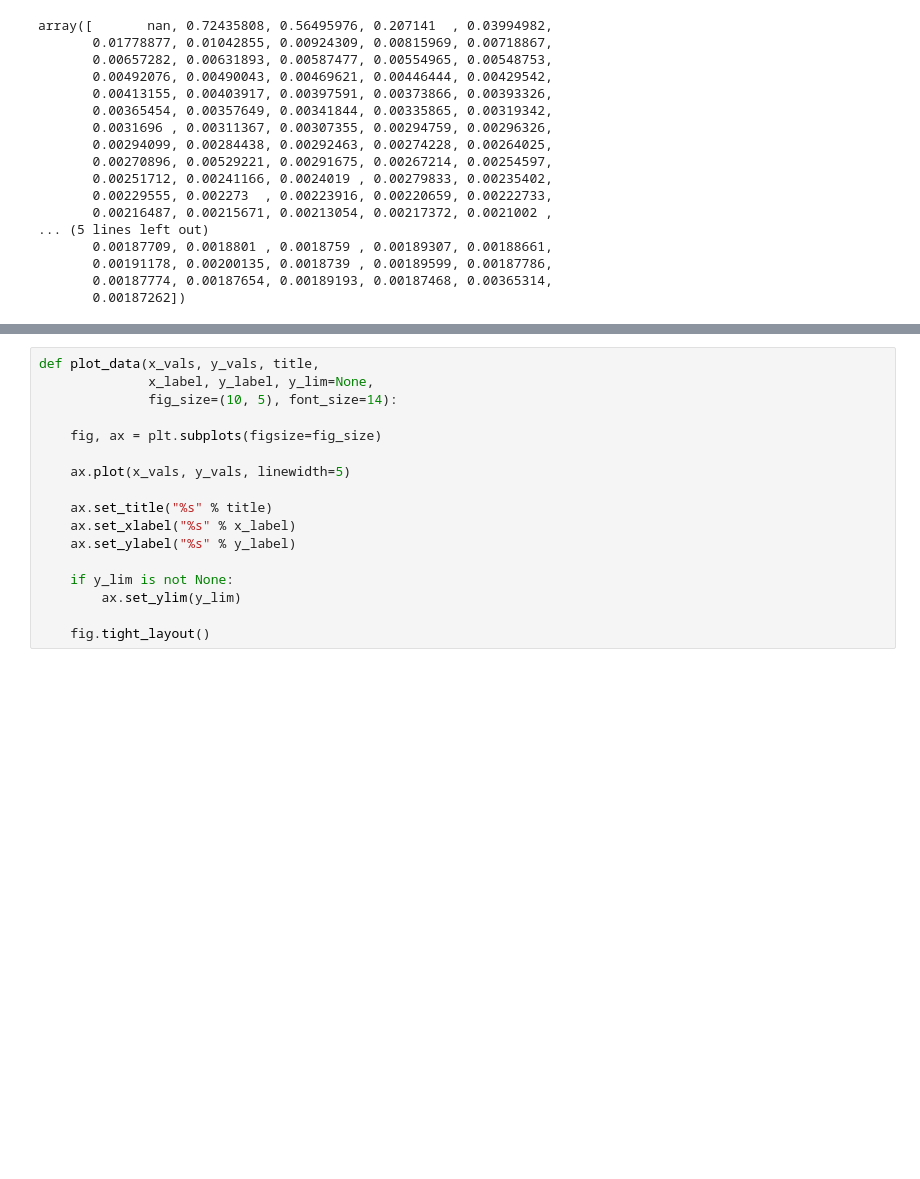
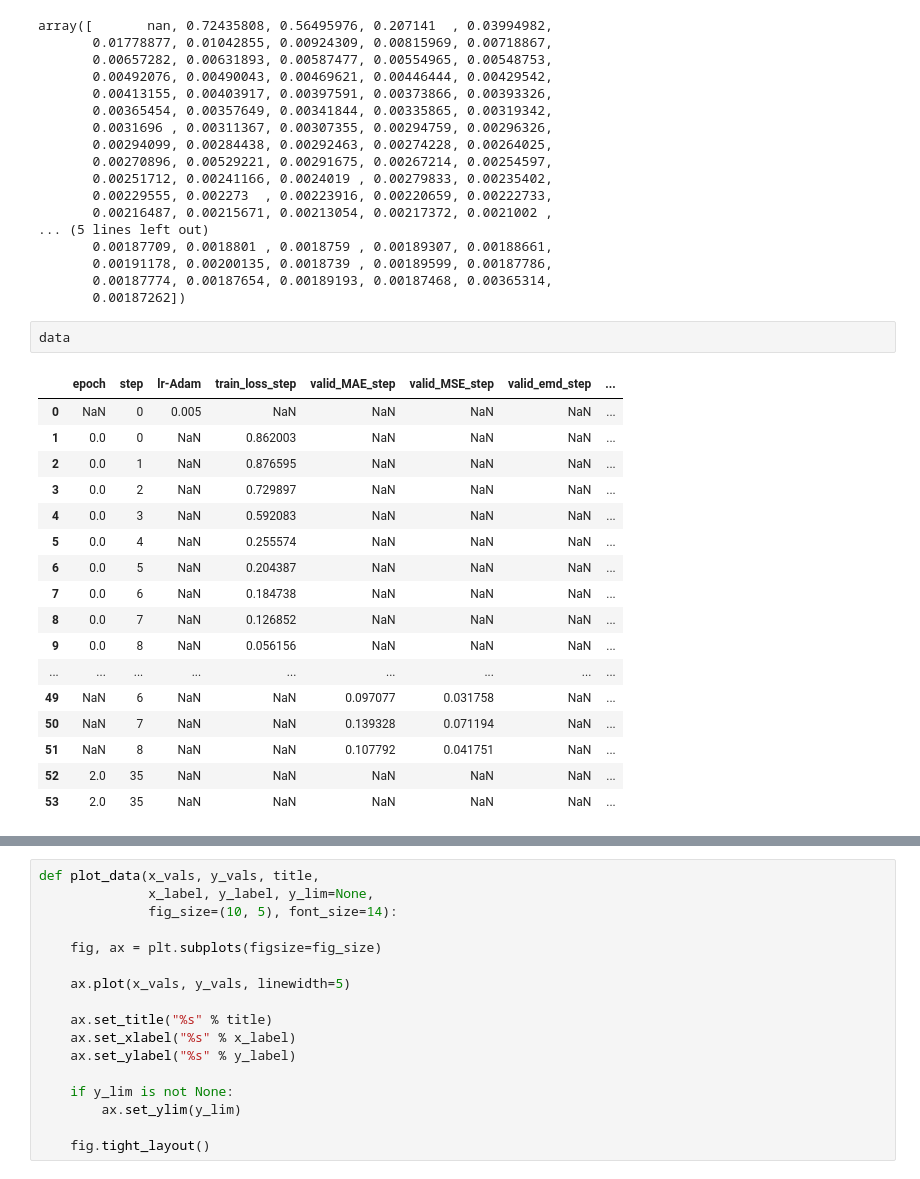
Before and after one commit to junee010122/all_projects, a Jupyter notebook: CNT_LSTM/utils/visualize_loss-Copy1.ipynb, the cells around one changed output, grey strips where cells are left out. Drawn from its saved outputs; the diff is of its cells as text; blank space fills up the shorter version.

```diff
--- a/CNT_LSTM/utils/visualize_loss-Copy1.ipynb
+++ b/CNT_LSTM/utils/visualize_loss-Copy1.ipynb
@@ -59,6 +58,26 @@ array([       nan, 0.72435808, 0.56495976, 0.207141  , 0.03994982,
        0.00191178, 0.00200135, 0.0018739 , 0.00189599, 0.00187786,
        0.00187774, 0.00187654, 0.00189193, 0.00187468, 0.00365314,
        0.00187262])
+# %%
+data
+# %% [output]
+|  | epoch | step | lr-Adam | train_loss_step | valid_MAE_step | valid_MSE_step | valid_emd_step | ... |
+| 0 | NaN | 0 | 0.005 | NaN | NaN | NaN | NaN | ... |
+| 1 | 0.0 | 0 | NaN | 0.862003 | NaN | NaN | NaN | ... |
+| 2 | 0.0 | 1 | NaN | 0.876595 | NaN | NaN | NaN | ... |
+| 3 | 0.0 | 2 | NaN | 0.729897 | NaN | NaN | NaN | ... |
+| 4 | 0.0 | 3 | NaN | 0.592083 | NaN | NaN | NaN | ... |
+| 5 | 0.0 | 4 | NaN | 0.255574 | NaN | NaN | NaN | ... |
+| 6 | 0.0 | 5 | NaN | 0.204387 | NaN | NaN | NaN | ... |
+| 7 | 0.0 | 6 | NaN | 0.184738 | NaN | NaN | NaN | ... |
+| 8 | 0.0 | 7 | NaN | 0.126852 | NaN | NaN | NaN | ... |
+| 9 | 0.0 | 8 | NaN | 0.056156 | NaN | NaN | NaN | ... |
+| ... | ... | ... | ... | ... | ... | ... | ... | ... |
+| 49 | NaN | 6 | NaN | NaN | 0.097077 | 0.031758 | NaN | ... |
+| 50 | NaN | 7 | NaN | NaN | 0.139328 | 0.071194 | NaN | ... |
+| 51 | NaN | 8 | NaN | NaN | 0.107792 | 0.041751 | NaN | ... |
+| 52 | 2.0 | 35 | NaN | NaN | NaN | NaN | NaN | ... |
+| 53 | 2.0 | 35 | NaN | NaN | NaN | NaN | NaN | ... |
 # %%
 print("\n------ Column Names ------\n")
 for ele in data.columns:
```
Also changed, not shown: parts of 6 cells of this notebook.
